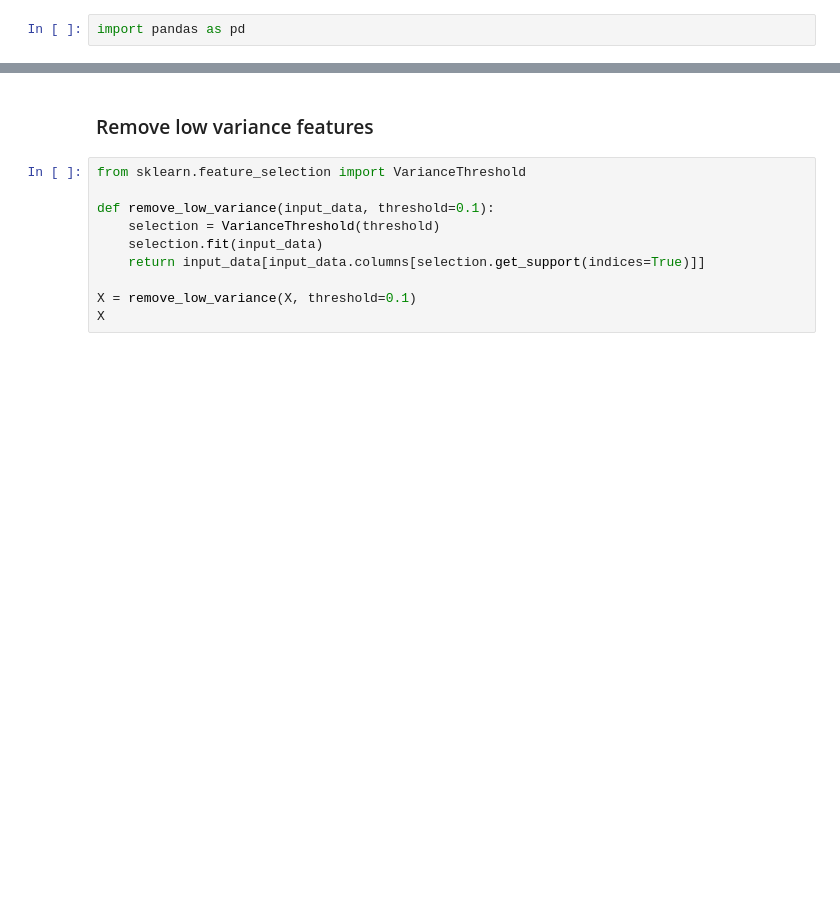
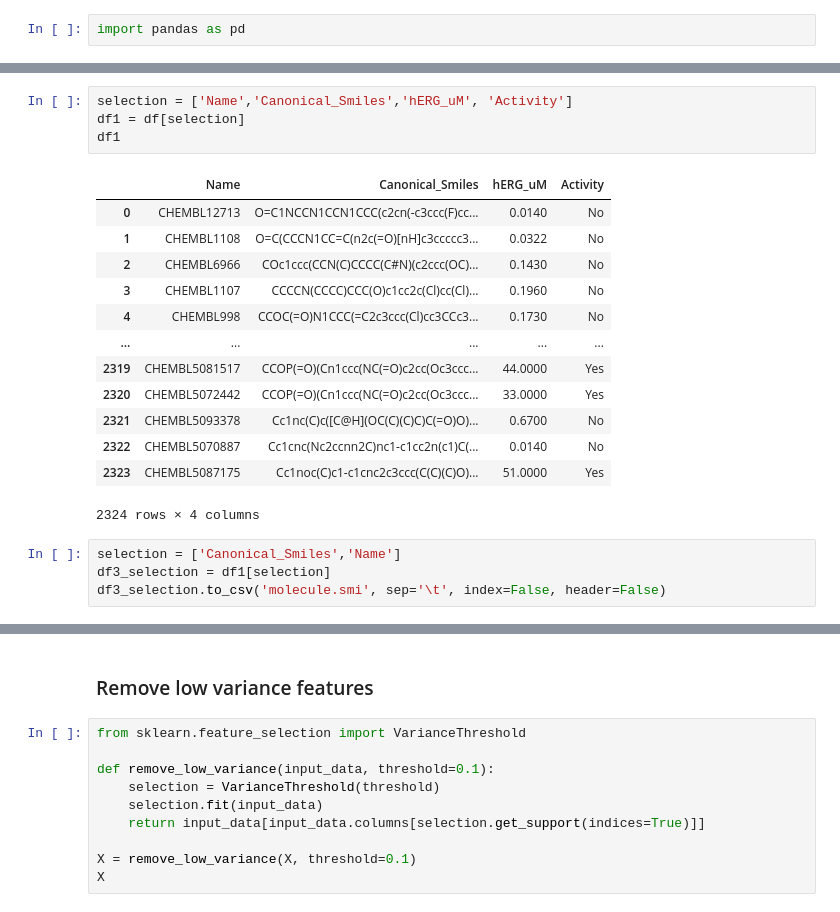
Before and after one commit to Jahan08/hERG-web-app, a Jupyter notebook: hERG-web-app-part2.ipynb, the cells around one changed output, grey strips where cells are left out. Drawn from its saved outputs; the diff is of its cells as text; blank space fills up the shorter version.

```diff
--- a/hERG-web-app-part2.ipynb
+++ b/hERG-web-app-part2.ipynb
@@ -4,0 +23,22 @@ import pandas as pd
+# %%
+selection = ['Name','Canonical_Smiles','hERG_uM', 'Activity']
+df1 = df[selection]
+df1
+# %% [output]
+|  | Name | Canonical_Smiles | hERG_uM | Activity |
+| 0 | CHEMBL12713 | O=C1NCCN1CCN1CCC(c2cn(-c3ccc(F)cc... | 0.0140 | No |
+| 1 | CHEMBL1108 | O=C(CCCN1CC=C(n2c(=O)[nH]c3ccccc3... | 0.0322 | No |
+| 2 | CHEMBL6966 | COc1ccc(CCN(C)CCCC(C#N)(c2ccc(OC)... | 0.1430 | No |
+| 3 | CHEMBL1107 | CCCCN(CCCC)CCC(O)c1cc2c(Cl)cc(Cl)... | 0.1960 | No |
+| 4 | CHEMBL998 | CCOC(=O)N1CCC(=C2c3ccc(Cl)cc3CCc3... | 0.1730 | No |
+| ... | ... | ... | ... | ... |
+| 2319 | CHEMBL5081517 | CCOP(=O)(Cn1ccc(NC(=O)c2cc(Oc3ccc... | 44.0000 | Yes |
+| 2320 | CHEMBL5072442 | CCOP(=O)(Cn1ccc(NC(=O)c2cc(Oc3ccc... | 33.0000 | Yes |
+| 2321 | CHEMBL5093378 | Cc1nc(C)c([C@H](OC(C)(C)C)C(=O)O)... | 0.6700 | No |
+| 2322 | CHEMBL5070887 | Cc1cnc(Nc2ccnn2C)nc1-c1cc2n(c1)C(... | 0.0140 | No |
+| 2323 | CHEMBL5087175 | Cc1noc(C)c1-c1cnc2c3ccc(C(C)(C)O)... | 51.0000 | Yes |
+2324 rows × 4 columns
+# %%
+selection = ['Canonical_Smiles','Name']
+df3_selection = df1[selection]
+df3_selection.to_csv('molecule.smi', sep='\t', index=False, header=False)
```
Also changed, not shown: parts of 17 cells of this notebook.
